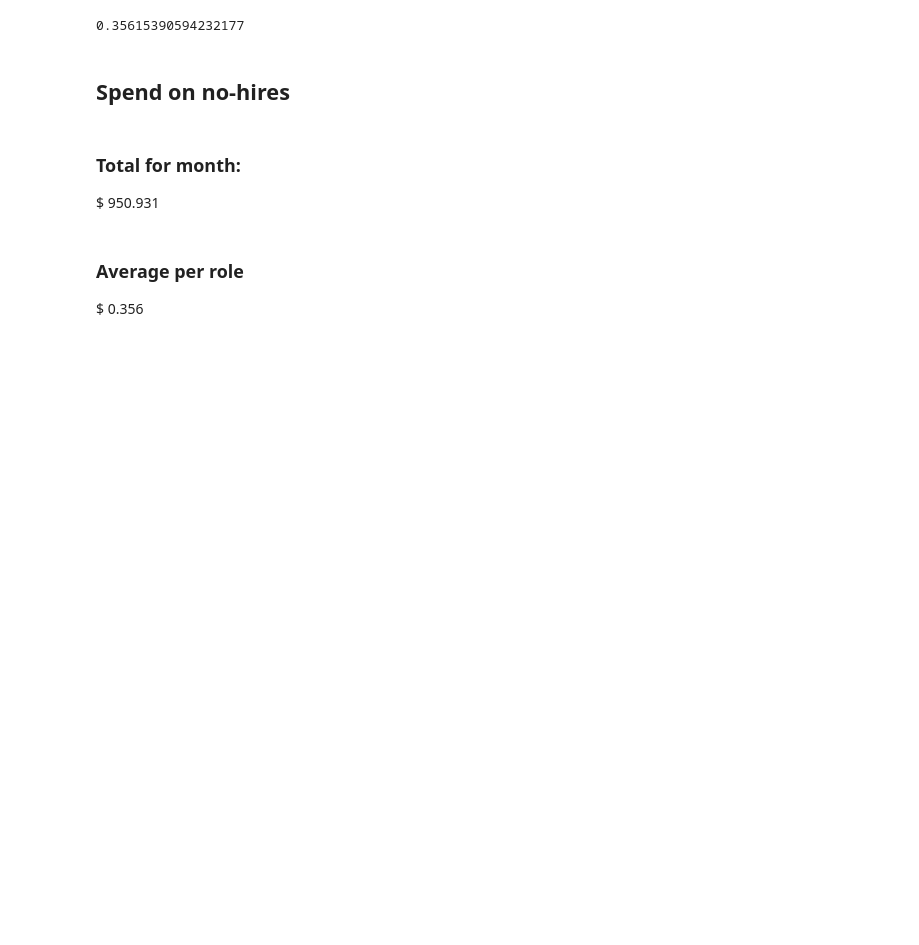
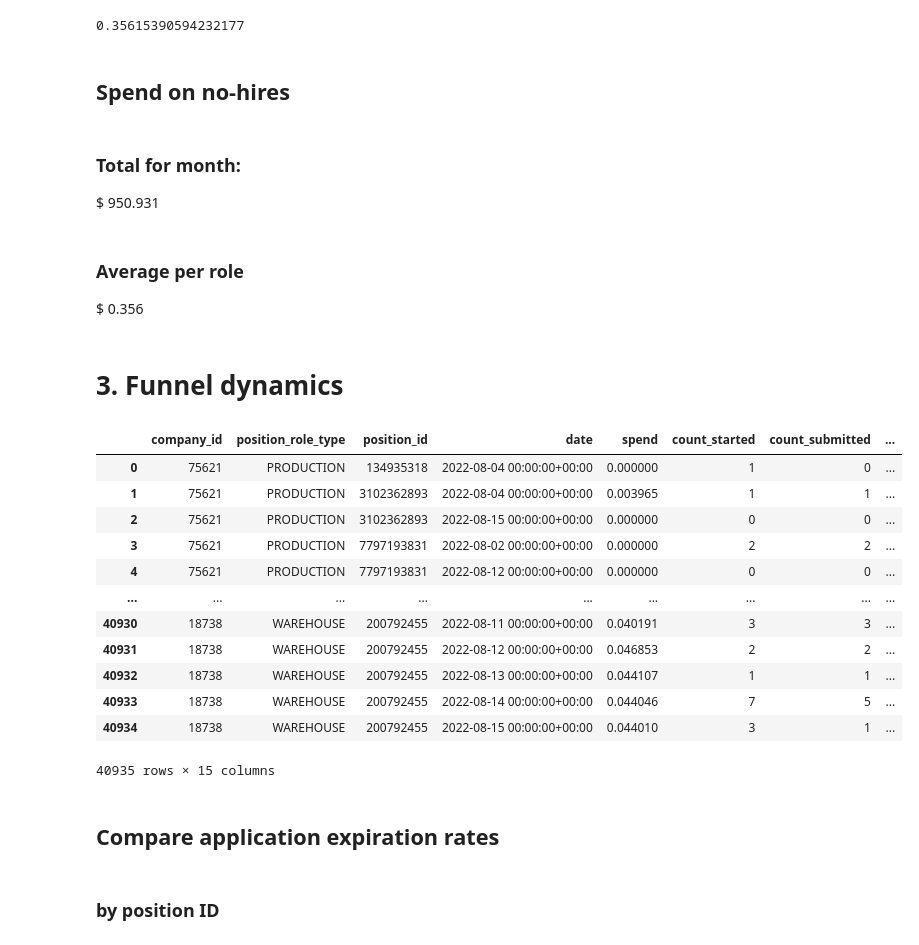
Before and after one commit to JacobTews/hiring_pipeline_analysis, a Jupyter notebook: eda.ipynb, the cells around one changed output. Saved outputs shown, nothing was run; the diff lists cells and outputs as text; code cells hidden in the pictures; blank space fills up the shorter version.

```diff
--- a/eda.ipynb
+++ b/eda.ipynb
@@ -322,3 +338,25 @@ average_spend_no_hire
 ### Average per role
 
 \$ 0.356
+# %% [markdown]
+# 3. Funnel dynamics
+# %%
+df
+# %% [output]
+|  | company_id | position_role_type | position_id | date | spend | count_started | count_submitted | ... |
+| 0 | 75621 | PRODUCTION | 134935318 | 2022-08-04 00:00:00+00:00 | 0.000000 | 1 | 0 | ... |
+| 1 | 75621 | PRODUCTION | 3102362893 | 2022-08-04 00:00:00+00:00 | 0.003965 | 1 | 1 | ... |
+| 2 | 75621 | PRODUCTION | 3102362893 | 2022-08-15 00:00:00+00:00 | 0.000000 | 0 | 0 | ... |
+| 3 | 75621 | PRODUCTION | 7797193831 | 2022-08-02 00:00:00+00:00 | 0.000000 | 2 | 2 | ... |
+| 4 | 75621 | PRODUCTION | 7797193831 | 2022-08-12 00:00:00+00:00 | 0.000000 | 0 | 0 | ... |
+| ... | ... | ... | ... | ... | ... | ... | ... | ... |
+| 40930 | 18738 | WAREHOUSE | 200792455 | 2022-08-11 00:00:00+00:00 | 0.040191 | 3 | 3 | ... |
+| 40931 | 18738 | WAREHOUSE | 200792455 | 2022-08-12 00:00:00+00:00 | 0.046853 | 2 | 2 | ... |
+| 40932 | 18738 | WAREHOUSE | 200792455 | 2022-08-13 00:00:00+00:00 | 0.044107 | 1 | 1 | ... |
+| 40933 | 18738 | WAREHOUSE | 200792455 | 2022-08-14 00:00:00+00:00 | 0.044046 | 7 | 5 | ... |
+| 40934 | 18738 | WAREHOUSE | 200792455 | 2022-08-15 00:00:00+00:00 | 0.044010 | 3 | 1 | ... |
+40935 rows × 15 columns
+# %% [markdown]
+## Compare application expiration rates
+# %% [markdown]
+### by position ID
```
Also changed, not shown: parts of 30 cells of this notebook.
